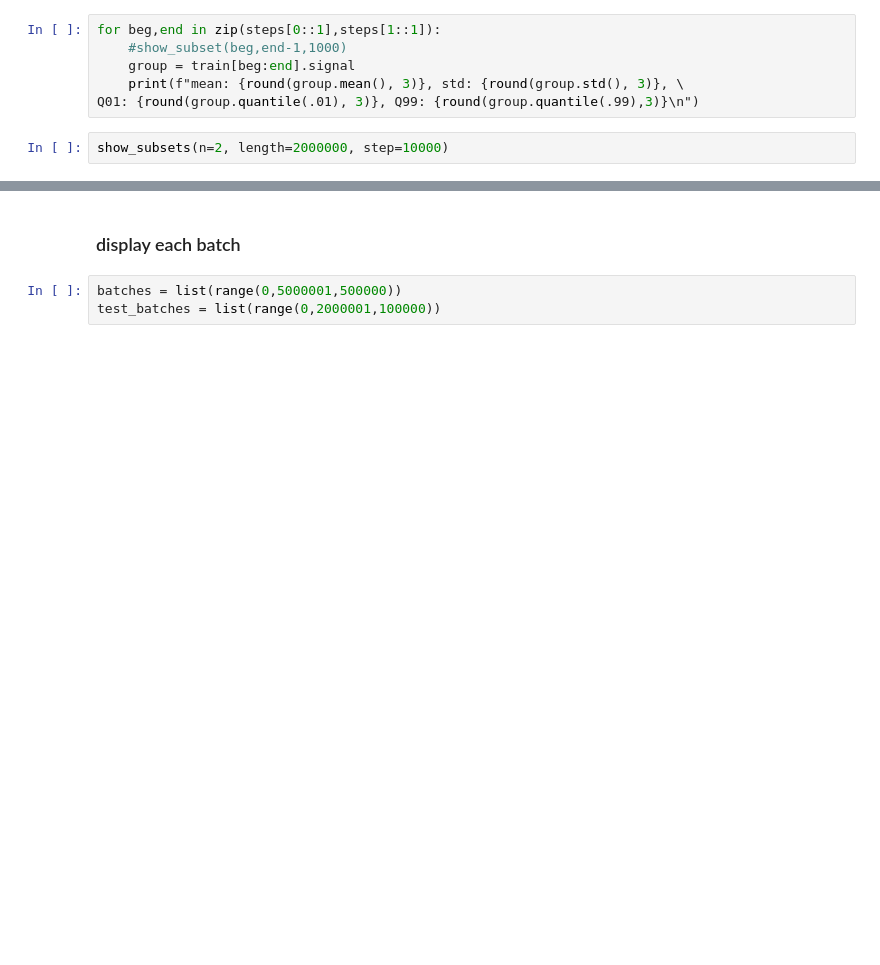
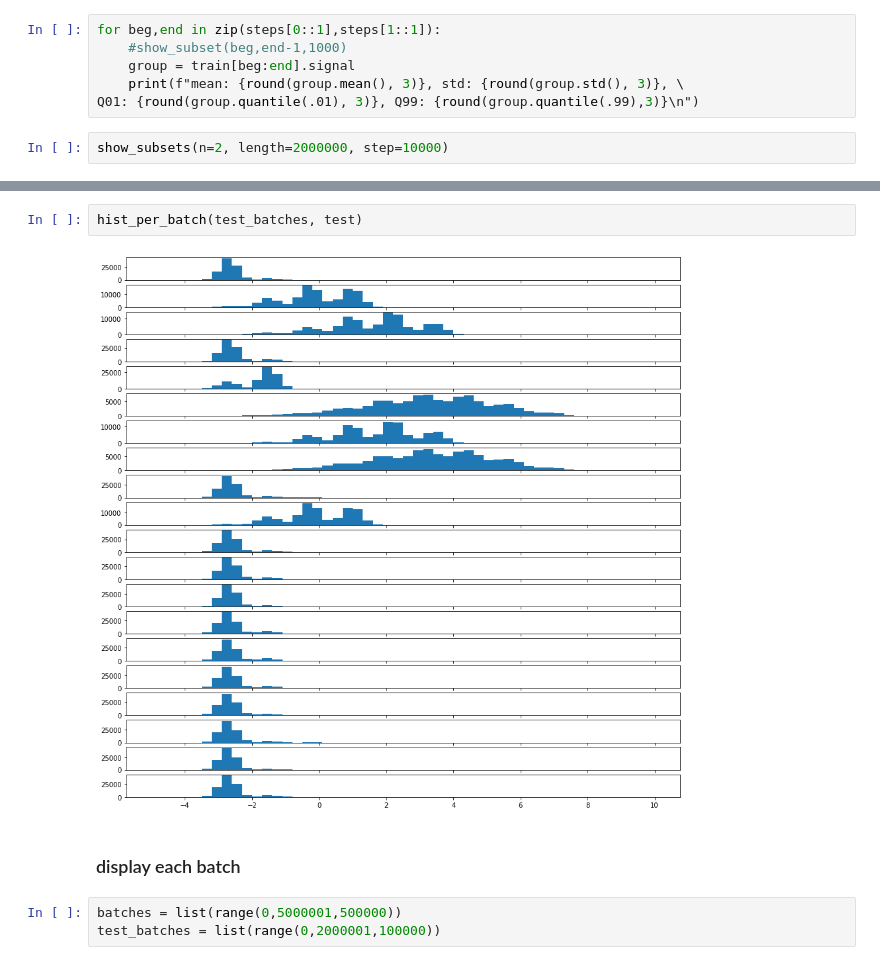
Before and after one commit to ahs8w/kaggle-comps, a Jupyter notebook: IonSwitching.ipynb, the cells around one changed output, grey strips where cells are left out. Cells and saved outputs as stored; diff of their text form; blank space fills up the shorter version.

```diff
--- a/IonSwitching.ipynb
+++ b/IonSwitching.ipynb
@@ -140,3 +152,7 @@ show_subsets(n=2, length=2000000, step=10000)
+# %%
+hist_per_batch(test_batches, test)
+# %% [output]
+[figure, added]
 # %% [markdown]
 ### display each batch
 # %%
```
Also changed, not shown: parts of 34 cells of this notebook, 1 other file.
